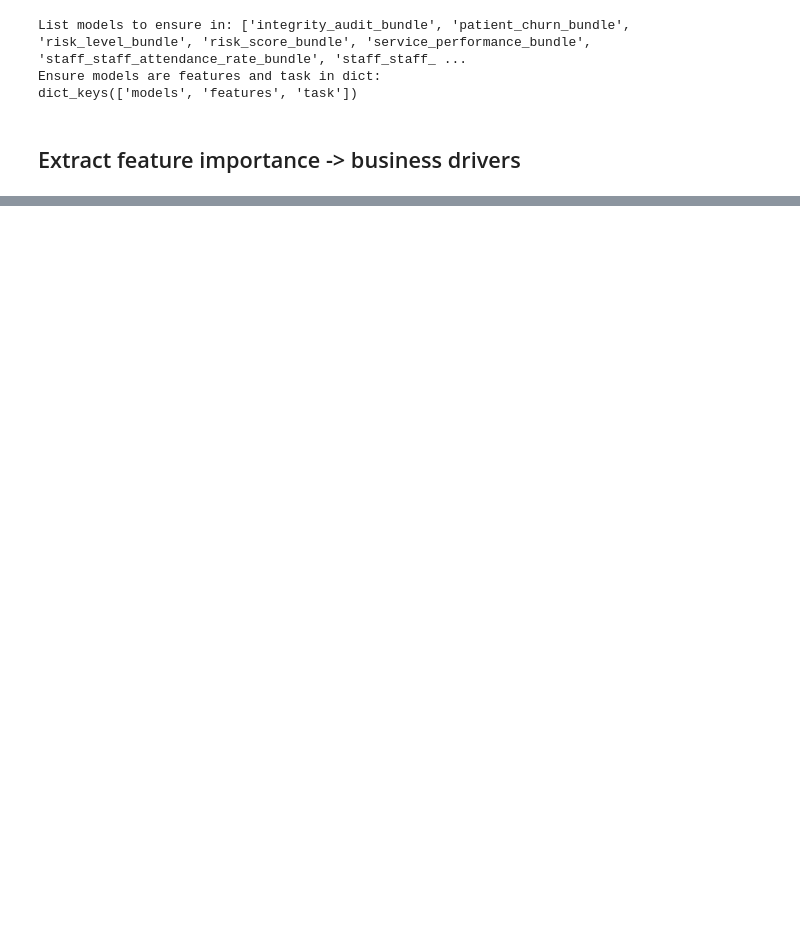
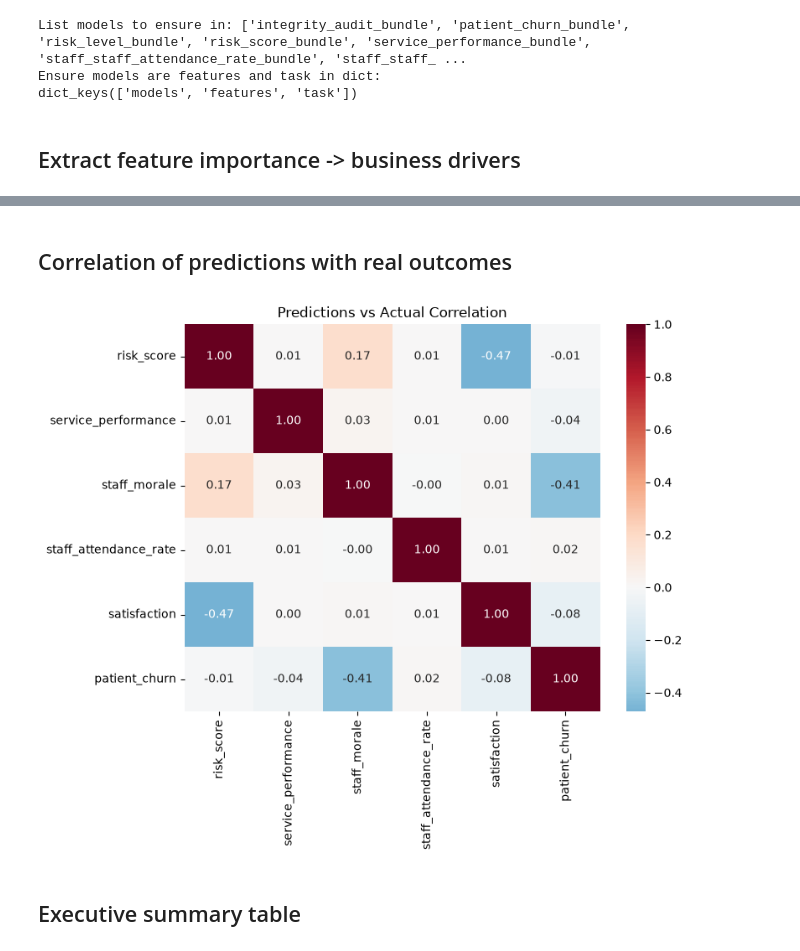
Before and after one commit to Mipjeiger/hospital-churn-customer-analytics-, a Jupyter notebook: develop/researchment/06_Research_ML.ipynb, the cells around one changed output, grey strips where cells are left out. Saved outputs shown, nothing was run; the diff lists cells and outputs as text; code cells hidden in the pictures; blank space fills up the shorter version.

```diff
--- a/develop/researchment/06_Research_ML.ipynb
+++ b/develop/researchment/06_Research_ML.ipynb
@@ -616,0 +705,15 @@ logistic:
+# %% [markdown]
+## Correlation of predictions with real outcomes
+# %%
+corr_cols = ["risk_score", "service_performance", "staff_morale", "staff_attendance_rate", "satisfaction", "patient_churn"]
+corr_cols = [c for c in corr_cols if c in data.columns]
+
+# Usage visualization
+plt.figure(figsize=(8, 6))
+sns.heatmap(data[corr_cols].corr(), annot=True, fmt=".2f", cmap="RdBu_r", center=0)
+plt.title("Predictions vs Actual Correlation")
+plt.show()
+# %% [output]
+[figure, added]
+# %% [markdown]
+## Executive summary table
```
Also changed, not shown: parts of 16 cells of this notebook.
